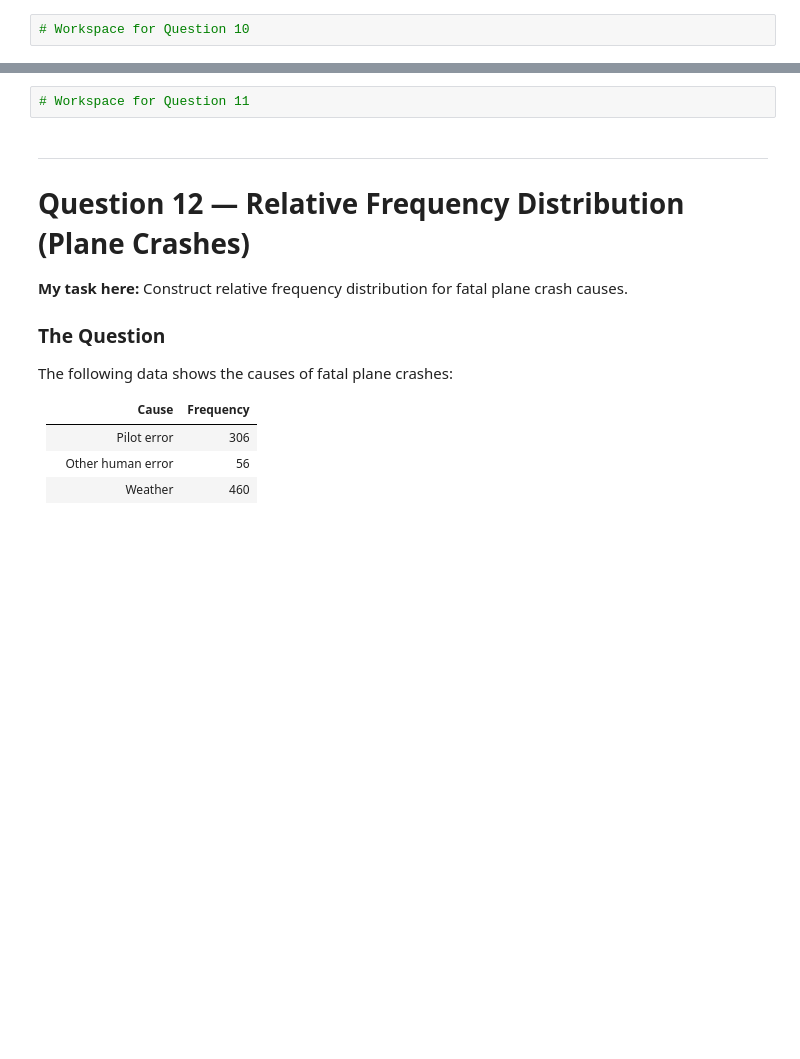
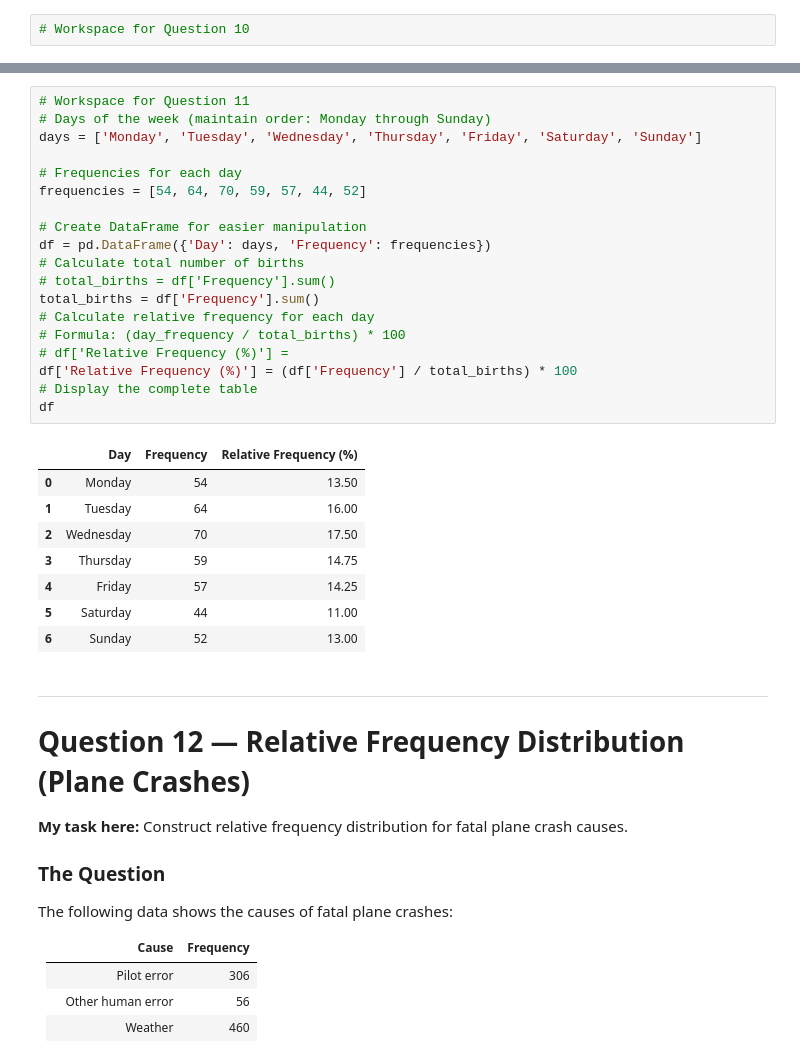
Before and after one commit to alysolamon/Applied-Statistics-For-Business, a Jupyter notebook: Week 1 - Types of Data Measurement Scale & Graphical Displays.ipynb, the cells around one changed output, grey strips where cells are left out. Drawn from its saved outputs; the diff is of its cells as text; blank space fills up the shorter version.

```diff
--- a/Week 1 - Types of Data Measurement Scale & Graphical Displays.ipynb
+++ b/Week 1 - Types of Data Measurement Scale & Graphical Displays.ipynb
@@ -645,8 +623,34 @@ frequencies = [54, 64, 70, 59, 57, 44, 52]
 - Are there any obvious patterns or outliers?
 - How much variation exists from the expected equal distribution?
 - What might explain any patterns I see?
-# %%
-# Workspace for Question 11
+# %%
+# Workspace for Question 11
+# Days of the week (maintain order: Monday through Sunday)
+days = ['Monday', 'Tuesday', 'Wednesday', 'Thursday', 'Friday', 'Saturday', 'Sunday']
+
+# Frequencies for each day
+frequencies = [54, 64, 70, 59, 57, 44, 52]
+
+# Create DataFrame for easier manipulation
+df = pd.DataFrame({'Day': days, 'Frequency': frequencies})
+# Calculate total number of births
+# total_births = df['Frequency'].sum()
+total_births = df['Frequency'].sum()
+# Calculate relative frequency for each day
+# Formula: (day_frequency / total_births) * 100
+# df['Relative Frequency (%)'] =
+df['Relative Frequency (%)'] = (df['Frequency'] / total_births) * 100
+# Display the complete table
+df
+# %% [output]
+|  | Day | Frequency | Relative Frequency (%) |
+| 0 | Monday | 54 | 13.50 |
+| 1 | Tuesday | 64 | 16.00 |
+| 2 | Wednesday | 70 | 17.50 |
+| 3 | Thursday | 59 | 14.75 |
+| 4 | Friday | 57 | 14.25 |
+| 5 | Saturday | 44 | 11.00 |
+| 6 | Sunday | 52 | 13.00 |
 # %% [markdown]
 ---
 
```
Also changed, not shown: parts of 6 cells of this notebook.
